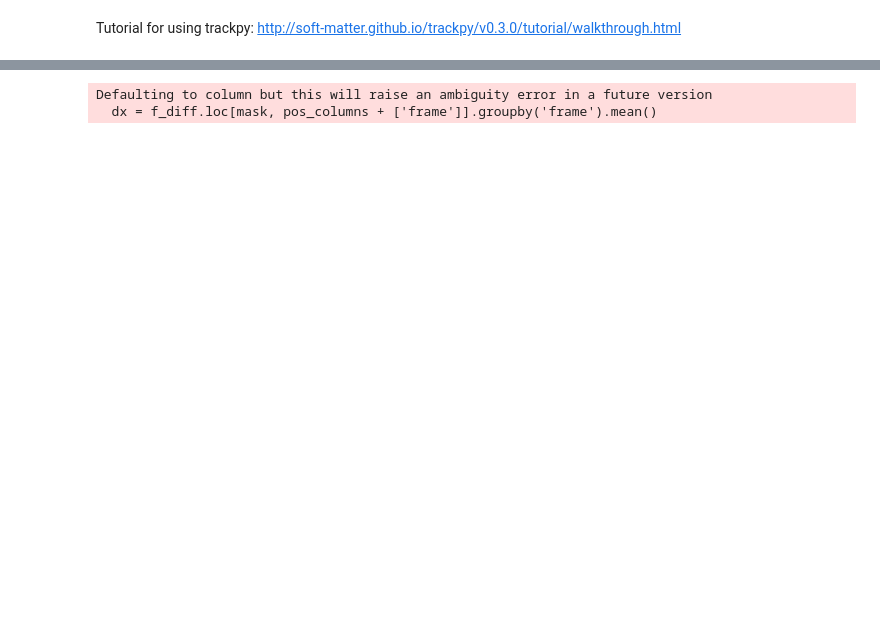
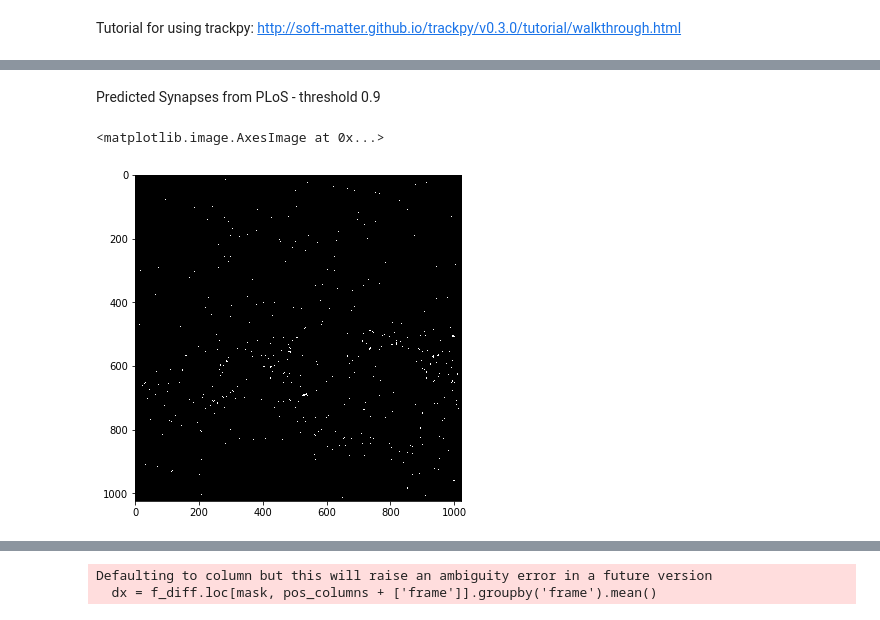
Before and after one commit to NeuroDataDesign/LIDS, a Jupyter notebook: tracking/notebooks/tracking.ipynb, the cells around one changed output, grey strips where cells are left out. Drawn from its saved outputs; the diff is of its cells as text; code cells hidden in the pictures; blank space fills up the shorter version.

```diff
--- a/tracking/notebooks/tracking.ipynb
+++ b/tracking/notebooks/tracking.ipynb
@@ -54,0 +37,8 @@ Frame([[0, 0, 0, ..., 0, 0, 0],
+# %% [markdown]
+Predicted Synapses from PLoS - threshold 0.9
+# %%
+thresh = filters.threshold_otsu(frames[0])
+plt.imshow(np.array(frames[0]) > thresh)
+# %% [output]
+<matplotlib.image.AxesImage at 0x...>
+[figure, added]
```
Also changed, not shown: parts of 23 cells of this notebook.
